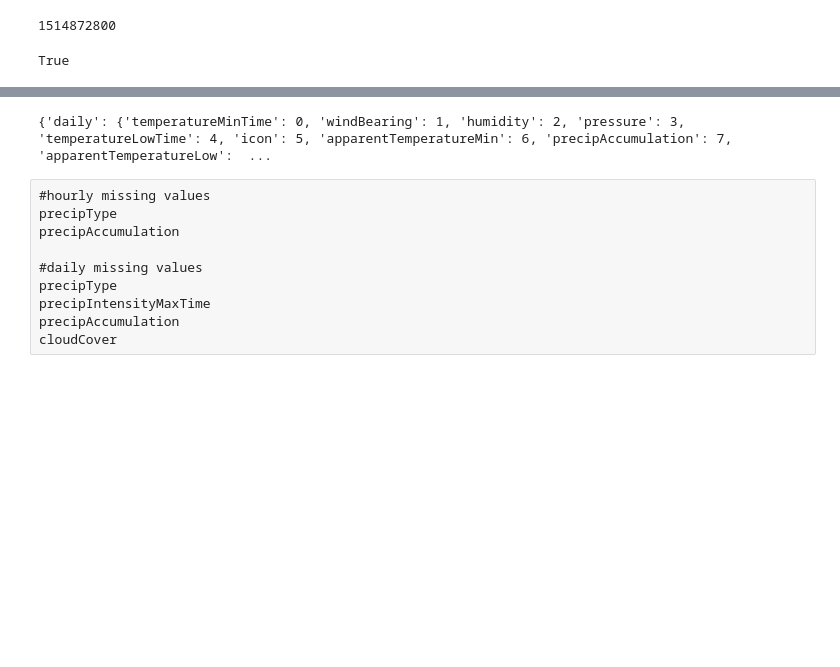
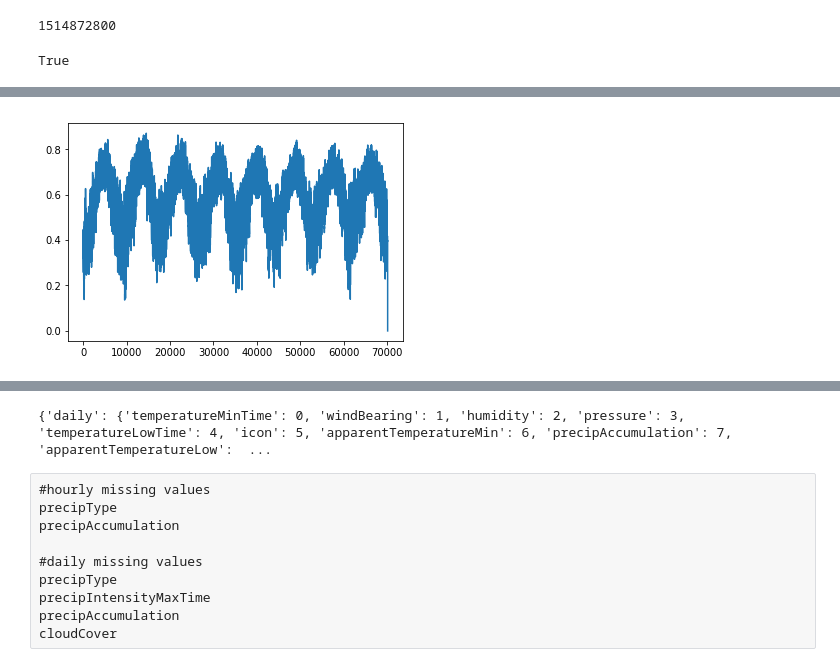
Before and after one commit to cpatdowling/peakload, a Jupyter notebook: notebooks/city_weather_data.ipynb, the cells around one changed output, grey strips where cells are left out. Cells and saved outputs as stored; diff of their text form; code cells hidden in the pictures; blank space fills up the shorter version.

```diff
--- a/notebooks/city_weather_data.ipynb
+++ b/notebooks/city_weather_data.ipynb
@@ -237,13 +216,3 @@ grid_locs
-# %%
-#for each hour, just get temperature data
-hourly_data_temp = {}
-temp_lists = {}
-
-for h in allhours:
-    hourly_data_temp[h] = {}
-    for l in grid_locs:
-        hourly_data_temp[h][l] = {}
-
-for loc in grid_locs:
-    loc_i = grid_locs.index(loc)
-    temp_lists[loc_i] = []
+# %%
+grid_locs = sorted(list(grid_locs))
+print(grid_locs)
@@ -250 +221,6 @@ for loc in grid_locs:
+# %%
+#features to output data arrays for
+#features_hourly = ['precipProbability', 'temperature', 'apparentTemperature', 'humidity', 'pressure', 'visibility', 'windSpeed']
+
+features_hourly = ['temperature', 'precipProbability', 'apparentTemperature', 'humidity', 'pressure', 'windSpeed', 'visibility', 'windBearing']
 # %%
@@ -277,0 +311,5 @@ for year in years:
+# %%
+plt.plot(np.mean(temps_array,axis=0))
+plt.show()
+# %% [output]
+[figure, added]
```
Also changed, not shown: parts of 7 cells of this notebook, 3 other files.
